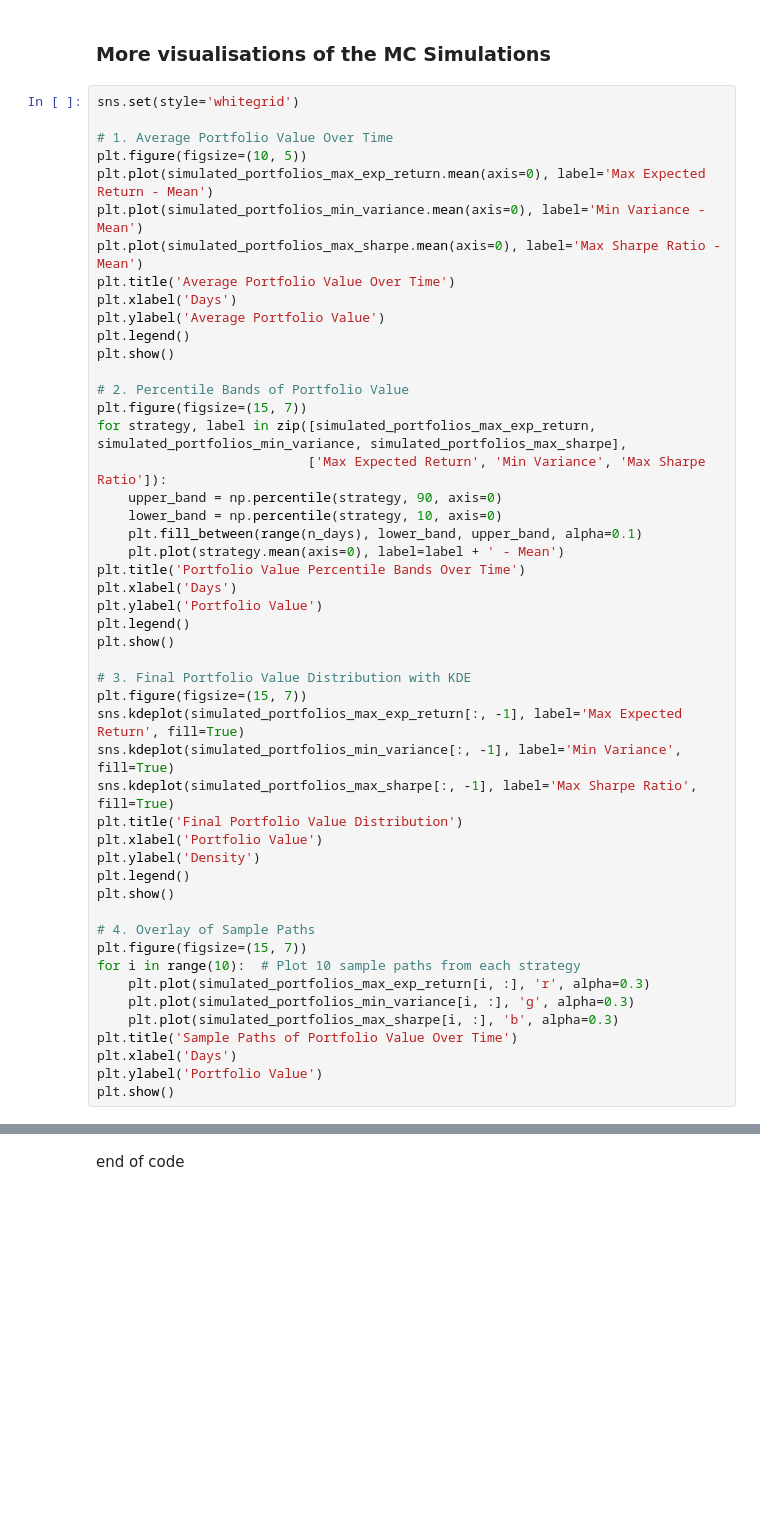
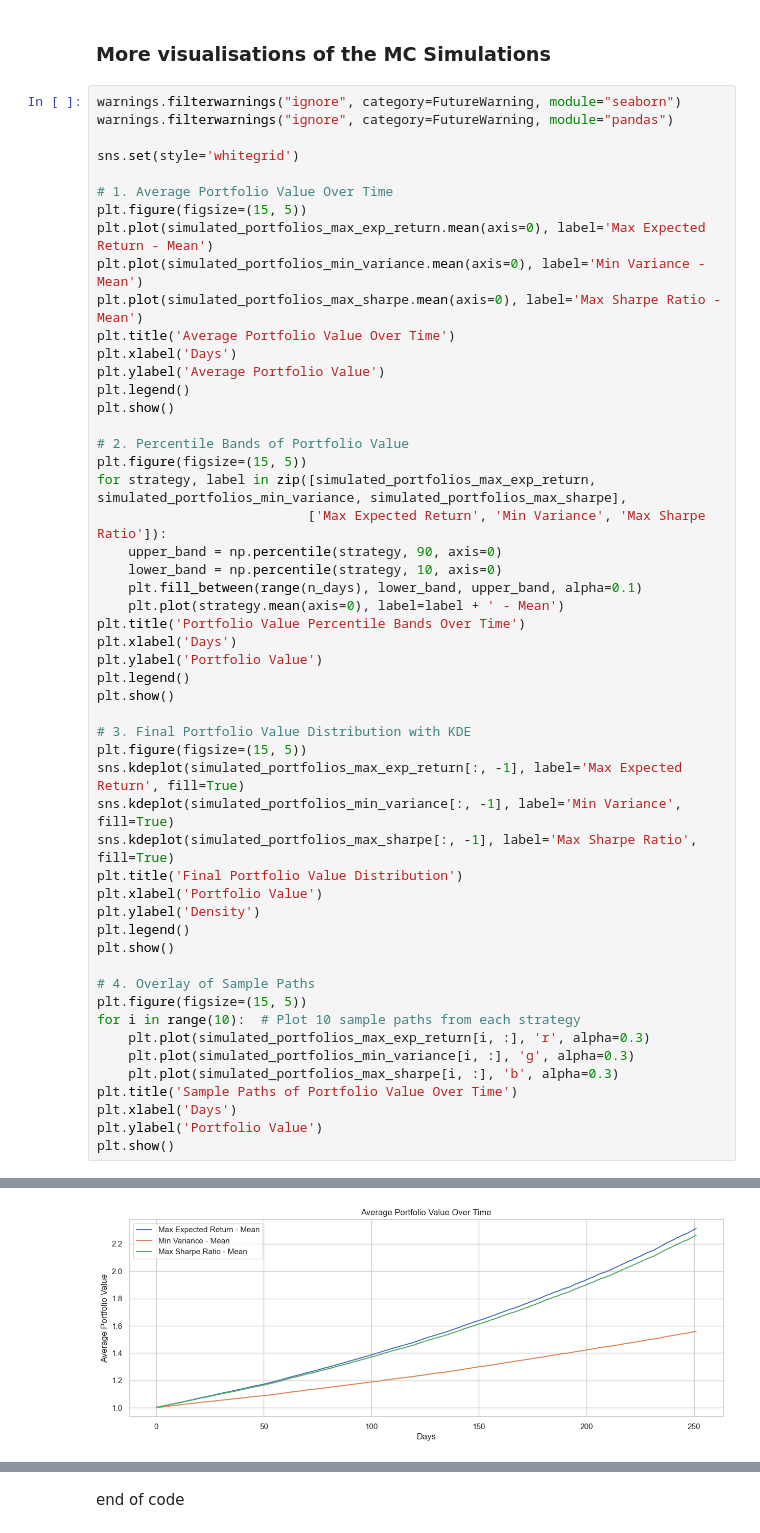
Before and after one commit to rezimarie/Python_Final_project, a Jupyter notebook: Portfolio Selection and Analysis/Portfolio selection and Analysis (2).ipynb, the cells around one changed output, grey strips where cells are left out. Cells and saved outputs as stored; diff of their text form; blank space fills up the shorter version.

```diff
--- a/Portfolio Selection and Analysis/Portfolio selection and Analysis (2).ipynb
+++ b/Portfolio Selection and Analysis/Portfolio selection and Analysis (2).ipynb
@@ -321,10 +308,13 @@ plt.show()
 # %% [markdown]
 ### More visualisations of the MC Simulations
 # %%
+warnings.filterwarnings("ignore", category=FutureWarning, module="seaborn")
+warnings.filterwarnings("ignore", category=FutureWarning, module="pandas")
+
 sns.set(style='whitegrid')
 
 # 1. Average Portfolio Value Over Time
-plt.figure(figsize=(10, 5))
+plt.figure(figsize=(15, 5))
 plt.plot(simulated_portfolios_max_exp_return.mean(axis=0), label='Max Expected Return - Mean')
 plt.plot(simulated_portfolios_min_variance.mean(axis=0), label='Min Variance - Mean')
 plt.plot(simulated_portfolios_max_sharpe.mean(axis=0), label='Max Sharpe Ratio - Mean')
@@ -335,7 +325,7 @@ plt.legend()
 plt.show()
 
 # 2. Percentile Bands of Portfolio Value
-plt.figure(figsize=(15, 7))
+plt.figure(figsize=(15, 5))
 for strategy, label in zip([simulated_portfolios_max_exp_return, simulated_portfolios_min_variance, simulated_portfolios_max_sharpe],
                            ['Max Expected Return', 'Min Variance', 'Max Sharpe Ratio']):
     upper_band = np.percentile(strategy, 90, axis=0)
@@ -349,7 +339,7 @@ plt.legend()
 plt.show()
 
 # 3. Final Portfolio Value Distribution with KDE
-plt.figure(figsize=(15, 7))
+plt.figure(figsize=(15, 5))
 sns.kdeplot(simulated_portfolios_max_exp_return[:, -1], label='Max Expected Return', fill=True)
 sns.kdeplot(simulated_portfolios_min_variance[:, -1], label='Min Variance', fill=True)
 sns.kdeplot(simulated_portfolios_max_sharpe[:, -1], label='Max Sharpe Ratio', fill=True)
@@ -360,7 +350,7 @@ plt.legend()
 plt.show()
 
 # 4. Overlay of Sample Paths
-plt.figure(figsize=(15, 7))
+plt.figure(figsize=(15, 5))
 for i in range(10):  # Plot 10 sample paths from each strategy
     plt.plot(simulated_portfolios_max_exp_return[i, :], 'r', alpha=0.3)
     plt.plot(simulated_portfolios_min_variance[i, :], 'g', alpha=0.3)
@@ -374,0 +363 @@ NameError: name 'simulated_portfolios_max_exp_return' is not defined
+[figure, added]
```
Also changed, not shown: parts of 11 cells of this notebook.
